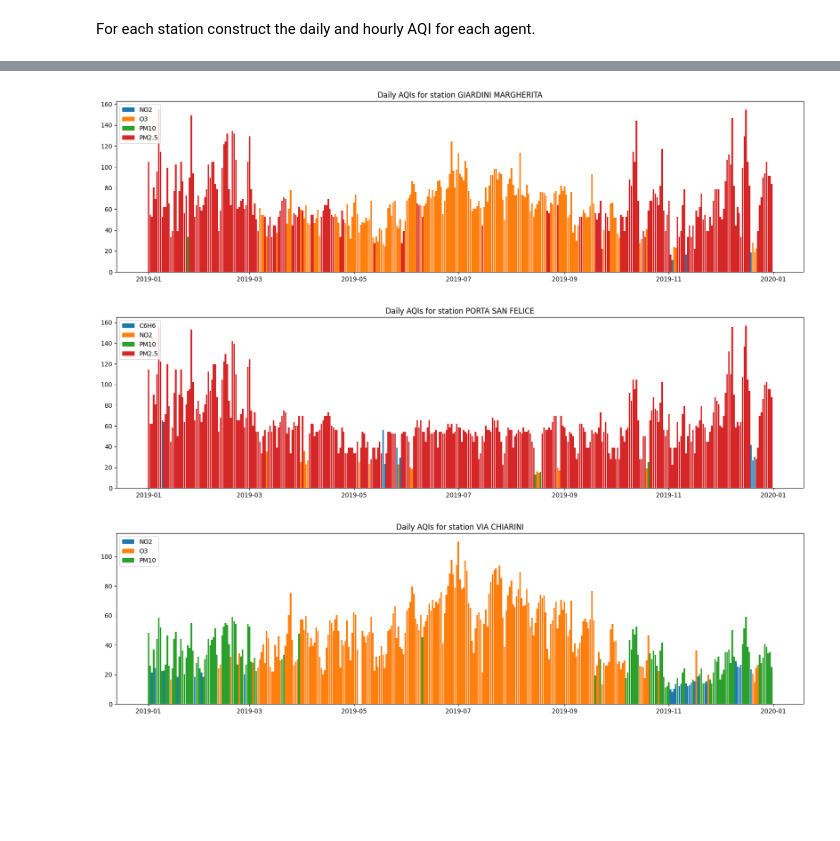
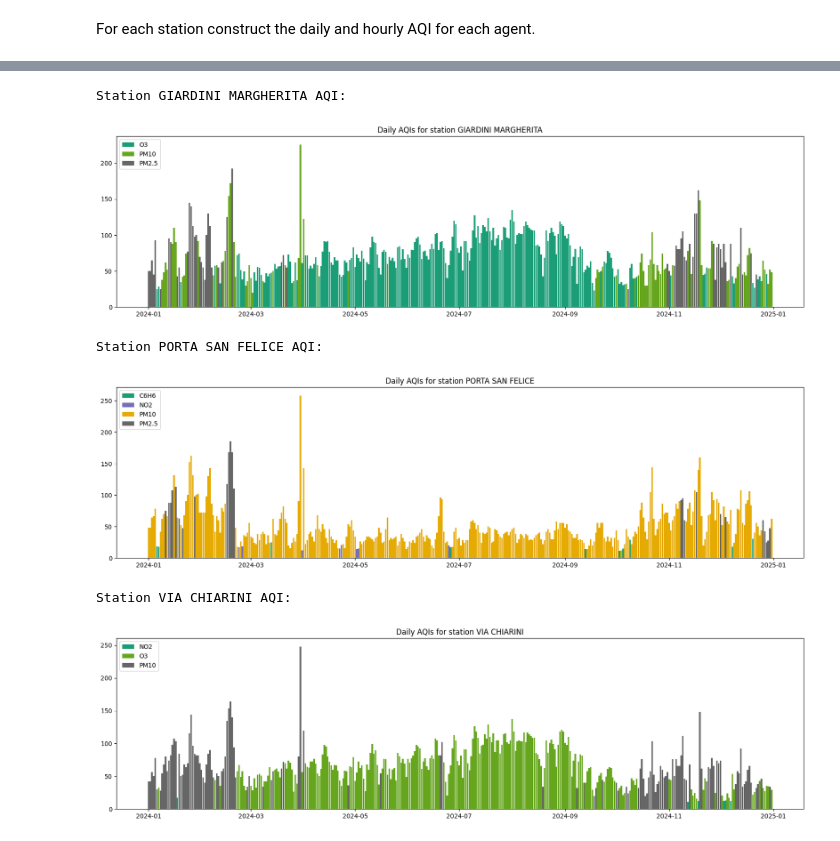
Before and after one commit to davidesonno/AII-project, a Jupyter notebook: 1-pollution_preprocessing.ipynb, the cells around one changed output, grey strips where cells are left out. Drawn from its saved outputs; the diff is of its cells as text; code cells hidden in the pictures; blank space fills up the shorter version.

```diff
--- a/1-pollution_preprocessing.ipynb
+++ b/1-pollution_preprocessing.ipynb
@@ -386,10 +389,10 @@ for s in stations:
 ### Visualization
 # %%
 pollutant_limits = {
-    'PM2.5': 25,    # µg/m³
+    'PM2.5': 40,    # µg/m³
     'PM10': 50,     # µg/m³
     'CO': 10,       # mg/m³
-    'O3': 180,      # µg/m³
+    'O3': 120,      # µg/m³
     'NO2': 200,     # µg/m³
     'C6H6': 5       # µg/m³
 }
@@ -417,16 +420,32 @@ station_AQIs_daily = {
                         period='day',
                         value_column='Value',
                         limit=pollutant_limits[agent],
-                        breakpoints=True
                         ) for agent in station_dicts[s].keys()} for s in station_dicts
 }
+station_AQI_daily = merge_AQIs(station_AQIs_daily, period='day')
+
 station_AQIs_hourly = {
     s: {agent: get_AQI(station_dicts[s][agent],
                        agent=agent,
                        period='hour',
                        value_column='Value',
                        limit=pollutant_limits[agent],
-                       breakpoints=False,
-                       include_hourly_pm=False
+                       include_hourly_pm=True
                        ) for agent in station_dicts[s].keys()} for s in station_dicts
 }
+station_AQI_hourly = merge_AQIs(station_AQIs_hourly, period='hour')
+# %%
+start=datetime(2024,3,28)
+end=datetime(2024,4,5)
+
+for station in station_AQIs_hourly:
+    print(f'Station {station} AQI:')
+
+    plot_AQI(
+        station_AQI=[
+            station_AQI_hourly[station],
+        ],
+        title=[
+            f'Hourly AQIs for station {station}',
+        ],
+        figsize=(20, 5), s=start, e=end)
@@ -433,10 +459,22 @@ station_AQIs_hourly = {
 # %%
-start=datetime(2019,1,1)
-end=datetime(2019,12,31)
+start=datetime(2024,1,1)
+end=datetime(2024,12,31)
 
-for station,aqi in station_AQIs_daily.items():
-    plot_AQI(aqi, period='day',title=f'Daily AQIs for station {station}', figsize=(20, 5), s=start,e=end)
+for station in station_AQIs_daily:
+    print(f'Station {station} AQI:')
+
+    plot_AQI(
+        station_AQI=[
+            station_AQI_daily[station],
+        ],
+        title=[
+            f'Daily AQIs for station {station}',
+        ],
+        figsize=(20, 5), s=start, e=end)
 # %% [output]
+Station GIARDINI MARGHERITA AQI:
-[figure, old version]
+[figure, new version]
+Station PORTA SAN FELICE AQI:
-[figure, old version]
+[figure, new version]
+Station VIA CHIARINI AQI:
-[figure, old version]
+[figure, new version]
```
Also changed, not shown: parts of 6 cells of this notebook, 5 other files.
